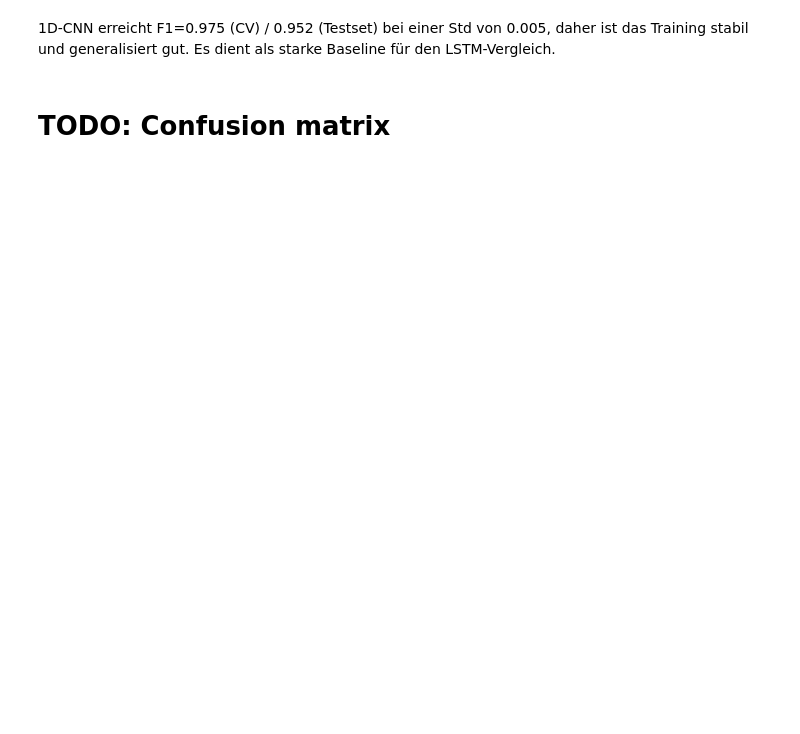
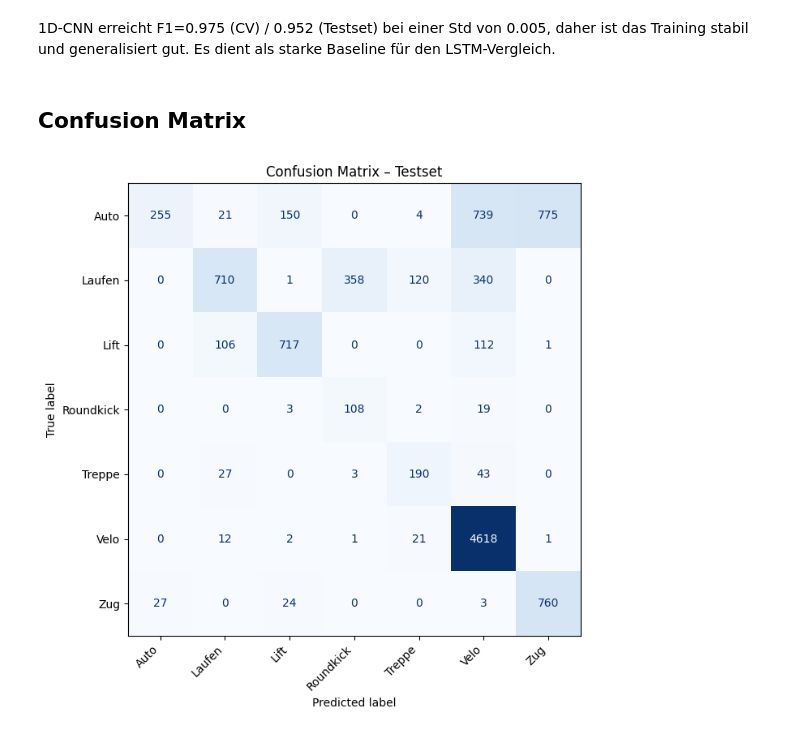
Before and after one commit to raphaelschuepbach/Sensor-based-Activity-Recognition, a Jupyter notebook: Model_Notebooks/Deep_Learning.ipynb, the cells around one changed output. Drawn from its saved outputs; the diff is of its cells as text; code cells hidden in the pictures; blank space fills up the shorter version.

Commit message:
update 1D-CNN mit Residuen und neuen Datensplit, plus einbau der Confusion-Matrix

```diff
--- a/Model_Notebooks/Deep_Learning.ipynb
+++ b/Model_Notebooks/Deep_Learning.ipynb
@@ -429,7 +504,7 @@ best_config = {
     "n_classes":   len(le.classes_),
     "lr":          0.001,
     "batch_size":  64,
-    "dropout":     0.2,
+    "dropout":     0.3,
 }
 
 skf = StratifiedKFold(n_splits=5, shuffle=True, random_state=42)
@@ -538,4 +613,39 @@ ERGEBNIS
 # %% [markdown]
 1D-CNN erreicht F1=0.975 (CV) / 0.952 (Testset) bei einer Std von 0.005, daher ist das Training stabil und generalisiert gut. Es dient als starke Baseline für den LSTM-Vergleich.
-# %% [markdown]
-# TODO: Confusion matrix
+# %% [markdown]
+## Confusion Matrix
+# %%
+from sklearn.metrics import confusion_matrix, ConfusionMatrixDisplay
+import matplotlib.pyplot as plt
+
+def plot_confusion_matrix(model, loader, device, class_names):
+    model.eval()
+    all_preds, all_labels = [], []
+
+    with torch.no_grad():
+        for X_batch, y_batch in loader:
+            X_batch = X_batch.to(device)
+            preds = model(X_batch).argmax(1).cpu().numpy()
+            all_preds.extend(preds)
+            all_labels.extend(y_batch.numpy())
+
+    cm = confusion_matrix(all_labels, all_preds)
+    disp = ConfusionMatrixDisplay(confusion_matrix=cm, display_labels=class_names)
+
+    fig, ax = plt.subplots(figsize=(9, 7))
+    disp.plot(ax=ax, cmap="Blues", colorbar=False)
+    ax.set_title("Confusion Matrix – Testset")
+    plt.xticks(rotation=45, ha="right")
+    plt.tight_layout()
+    plt.show()
+# %%
+test_loader = DataLoader(test_ds, batch_size=64, shuffle=False)
+
+plot_confusion_matrix(
+    model = final_model,
+    loader = test_loader,
+    device = device,
+    class_names = le.classes_   # gibt die originalen Label-Namen wie "Zug" und "Auto"
+)
+# %% [output]
+[figure, added]
```
Also changed, not shown: parts of 10 cells of this notebook.
